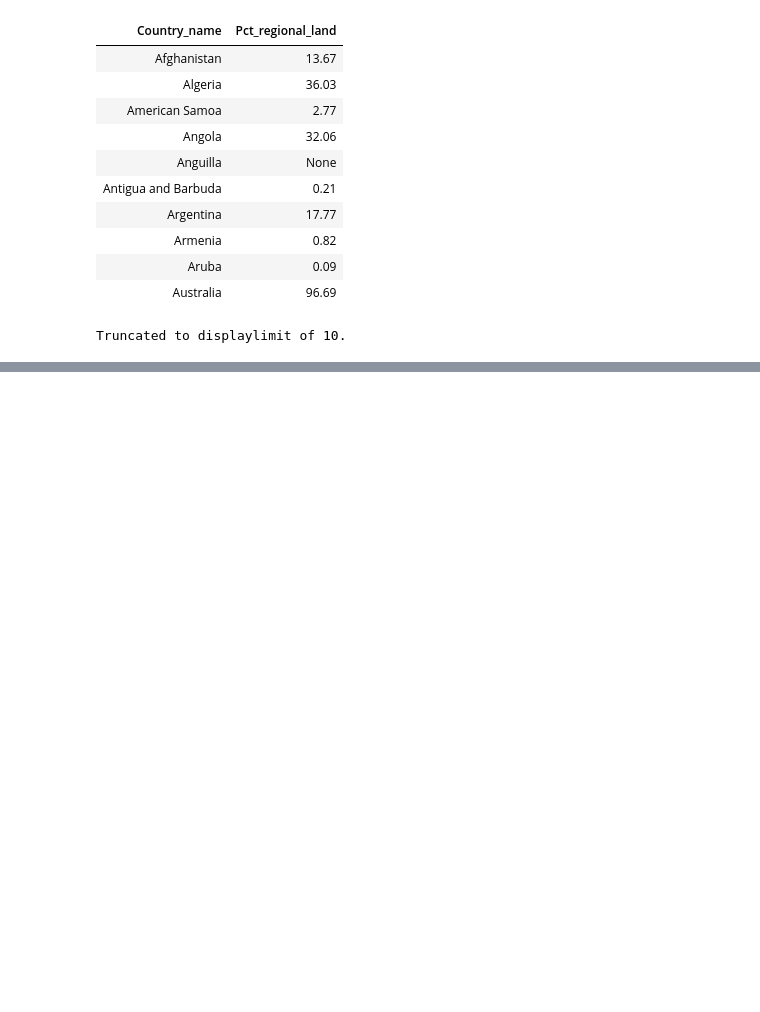
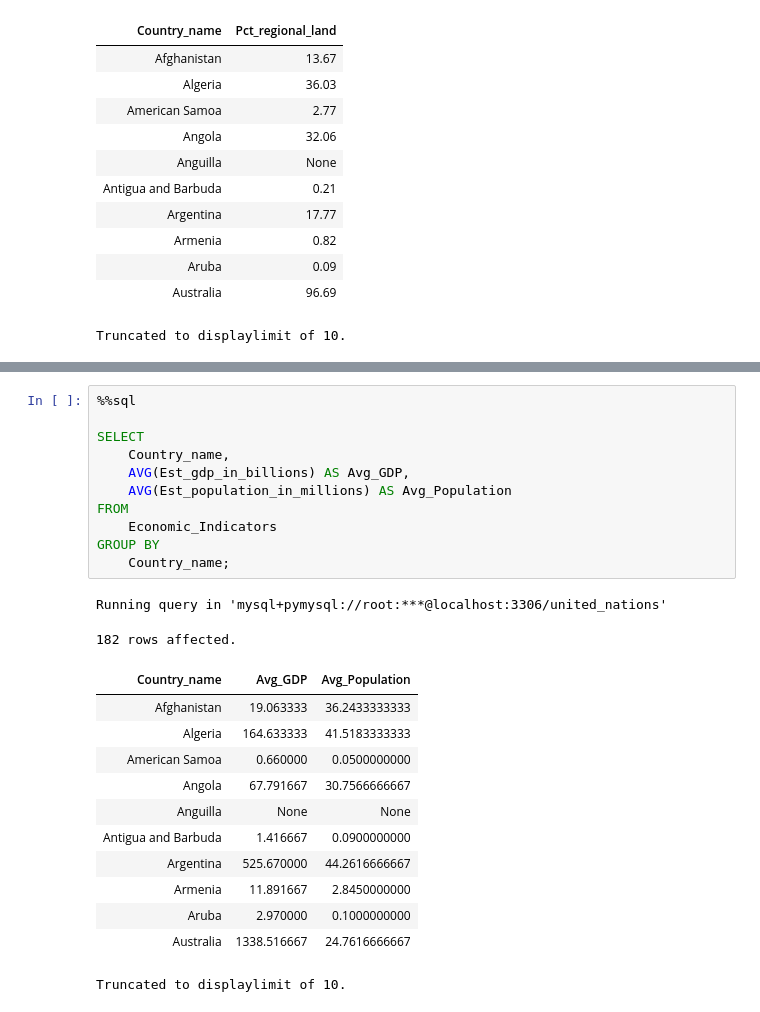
Before and after one commit to kxrrym03/ALX-Exercises, a Jupyter notebook: OptimisingQueries.ipynb, the cells around one changed output, grey strips where cells are left out. Saved outputs shown, nothing was run; the diff lists cells and outputs as text; blank space fills up the shorter version.

```diff
--- a/OptimisingQueries.ipynb
+++ b/OptimisingQueries.ipynb
@@ -113,0 +219,26 @@ Truncated to displaylimit of 10.
+# %%
+%%sql
+
+SELECT
+    Country_name,
+    AVG(Est_gdp_in_billions) AS Avg_GDP,
+    AVG(Est_population_in_millions) AS Avg_Population
+FROM
+    Economic_Indicators
+GROUP BY
+    Country_name;
+# %% [output]
+Running query in 'mysql+pymysql://root:***@localhost:3306/united_nations'
+182 rows affected.
+| Country_name | Avg_GDP | Avg_Population |
+| Afghanistan | 19.063333 | 36.2433333333 |
+| Algeria | 164.633333 | 41.5183333333 |
+| American Samoa | 0.660000 | 0.0500000000 |
+| Angola | 67.791667 | 30.7566666667 |
+| Anguilla | None | None |
+| Antigua and Barbuda | 1.416667 | 0.0900000000 |
+| Argentina | 525.670000 | 44.2616666667 |
+| Armenia | 11.891667 | 2.8450000000 |
+| Aruba | 2.970000 | 0.1000000000 |
+| Australia | 1338.516667 | 24.7616666667 |
+Truncated to displaylimit of 10.
```
Also changed, not shown: parts of 5 cells of this notebook.
